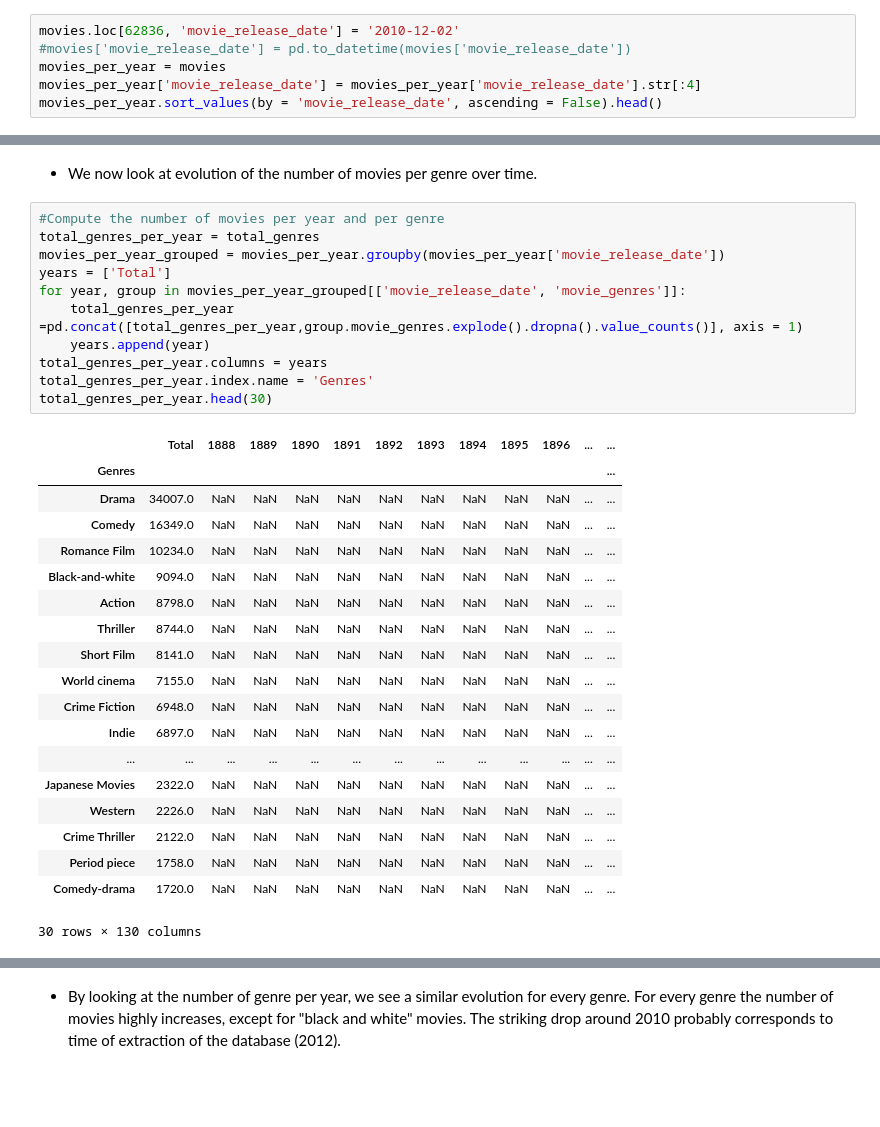
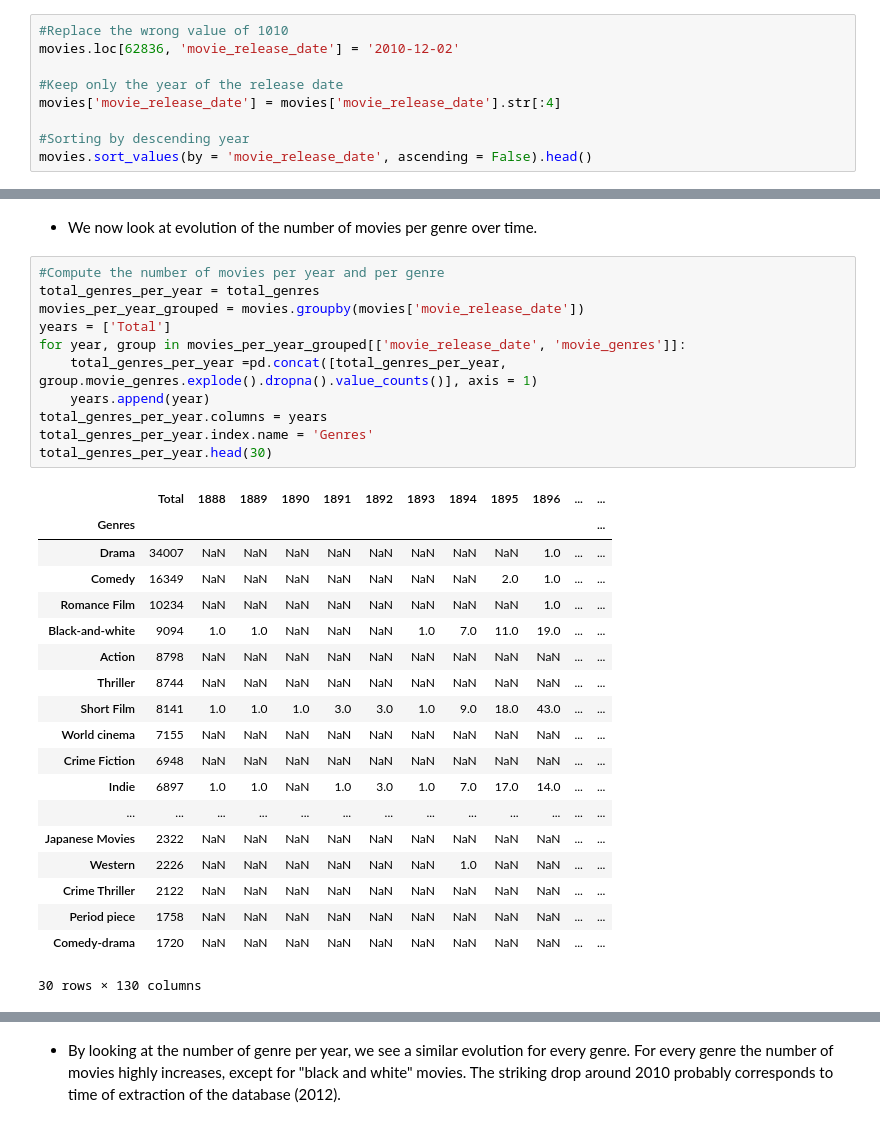
Before and after one commit to epfl-ada/ada-2022-project-armada, a Jupyter notebook: P2.ipynb, the cells around one changed output, grey strips where cells are left out. Drawn from its saved outputs; the diff is of its cells as text; blank space fills up the shorter version.

```diff
--- a/P2.ipynb
+++ b/P2.ipynb
@@ -184,11 +184,14 @@ movie_languages_id                        [/m/02hwyss, /m/02h40lc]
 nb_genres                                                        4
 Name: 62836, dtype: object
 # %%
+#Replace the wrong value of 1010
 movies.loc[62836, 'movie_release_date'] = '2010-12-02'
-#movies['movie_release_date'] = pd.to_datetime(movies['movie_release_date'])
-movies_per_year = movies
-movies_per_year['movie_release_date'] = movies_per_year['movie_release_date'].str[:4]
-movies_per_year.sort_values(by = 'movie_release_date', ascending = False).head()
+
+#Keep only the year of the release date
+movies['movie_release_date'] = movies['movie_release_date'].str[:4]
+
+#Sorting by descending year
+movies.sort_values(by = 'movie_release_date', ascending = False).head()
 # %% [output]
 |  | wiki_movie_ID | freebase_movie_ID | movie_name | movie_release_date | movie_box_off_rev | movie_runtime | ... |
 | 64862 | 3139382 | /m/08tyfg | Battle Angel | 2016 | NaN | NaN | ... |
@@ -203,33 +206,33 @@ movies_per_year.sort_values(by = 'movie_release_date', ascending = False).head()
 # %%
 #Compute the number of movies per year and per genre
 total_genres_per_year = total_genres
-movies_per_year_grouped = movies_per_year.groupby(movies_per_year['movie_release_date'])
+movies_per_year_grouped = movies.groupby(movies['movie_release_date'])
 years = ['Total']
 for year, group in movies_per_year_grouped[['movie_release_date', 'movie_genres']]:
-    total_genres_per_year =pd.concat([total_genres_per_year,group.movie_genres.explode().dropna().value_counts()], axis = 1)
+    total_genres_per_year =pd.concat([total_genres_per_year, group.movie_genres.explode().dropna().value_counts()], axis = 1)
     years.append(year)
 total_genres_per_year.columns = years
 total_genres_per_year.index.name = 'Genres'
 total_genres_per_year.head(30)
 # %% [output]
 |  | Total | 1888 | 1889 | 1890 | 1891 | 1892 | 1893 | 1894 | 1895 | 1896 | ... | ... |
 | Genres |  |  |  |  |  |  |  |  |  |  |  | ... |
-| Drama | 34007.0 | NaN | NaN | NaN | NaN | NaN | NaN | NaN | NaN | NaN | ... | ... |
-| Comedy | 16349.0 | NaN | NaN | NaN | NaN | NaN | NaN | NaN | NaN | NaN | ... | ... |
-| Romance Film | 10234.0 | NaN | NaN | NaN | NaN | NaN | NaN | NaN | NaN | NaN | ... | ... |
-| Black-and-white | 9094.0 | NaN | NaN | NaN | NaN | NaN | NaN | NaN | NaN | NaN | ... | ... |
-| Action | 8798.0 | NaN | NaN | NaN | NaN | NaN | NaN | NaN | NaN | NaN | ... | ... |
-| Thriller | 8744.0 | NaN | NaN | NaN | NaN | NaN | NaN | NaN | NaN | NaN | ... | ... |
-| Short Film | 8141.0 | NaN | NaN | NaN | NaN | NaN | NaN | NaN | NaN | NaN | ... | ... |
-| World cinema | 7155.0 | NaN | NaN | NaN | NaN | NaN | NaN | NaN | NaN | NaN | ... | ... |
-| Crime Fiction | 6948.0 | NaN | NaN | NaN | NaN | NaN | NaN | NaN | NaN | NaN | ... | ... |
-| Indie | 6897.0 | NaN | NaN | NaN | NaN | NaN | NaN | NaN | NaN | NaN | ... | ... |
+| Drama | 34007 | NaN | NaN | NaN | NaN | NaN | NaN | NaN | NaN | 1.0 | ... | ... |
+| Comedy | 16349 | NaN | NaN | NaN | NaN | NaN | NaN | NaN | 2.0 | 1.0 | ... | ... |
+| Romance Film | 10234 | NaN | NaN | NaN | NaN | NaN | NaN | NaN | NaN | 1.0 | ... | ... |
+| Black-and-white | 9094 | 1.0 | 1.0 | NaN | NaN | NaN | 1.0 | 7.0 | 11.0 | 19.0 | ... | ... |
+| Action | 8798 | NaN | NaN | NaN | NaN | NaN | NaN | NaN | NaN | NaN | ... | ... |
+| Thriller | 8744 | NaN | NaN | NaN | NaN | NaN | NaN | NaN | NaN | NaN | ... | ... |
+| Short Film | 8141 | 1.0 | 1.0 | 1.0 | 3.0 | 3.0 | 1.0 | 9.0 | 18.0 | 43.0 | ... | ... |
+| World cinema | 7155 | NaN | NaN | NaN | NaN | NaN | NaN | NaN | NaN | NaN | ... | ... |
+| Crime Fiction | 6948 | NaN | NaN | NaN | NaN | NaN | NaN | NaN | NaN | NaN | ... | ... |
+| Indie | 6897 | 1.0 | 1.0 | NaN | 1.0 | 3.0 | 1.0 | 7.0 | 17.0 | 14.0 | ... | ... |
 | ... | ... | ... | ... | ... | ... | ... | ... | ... | ... | ... | ... | ... |
-| Japanese Movies | 2322.0 | NaN | NaN | NaN | NaN | NaN | NaN | NaN | NaN | NaN | ... | ... |
-| Western | 2226.0 | NaN | NaN | NaN | NaN | NaN | NaN | NaN | NaN | NaN | ... | ... |
-| Crime Thriller | 2122.0 | NaN | NaN | NaN | NaN | NaN | NaN | NaN | NaN | NaN | ... | ... |
-| Period piece | 1758.0 | NaN | NaN | NaN | NaN | NaN | NaN | NaN | NaN | NaN | ... | ... |
-| Comedy-drama | 1720.0 | NaN | NaN | NaN | NaN | NaN | NaN | NaN | NaN | NaN | ... | ... |
+| Japanese Movies | 2322 | NaN | NaN | NaN | NaN | NaN | NaN | NaN | NaN | NaN | ... | ... |
+| Western | 2226 | NaN | NaN | NaN | NaN | NaN | NaN | 1.0 | NaN | NaN | ... | ... |
+| Crime Thriller | 2122 | NaN | NaN | NaN | NaN | NaN | NaN | NaN | NaN | NaN | ... | ... |
+| Period piece | 1758 | NaN | NaN | NaN | NaN | NaN | NaN | NaN | NaN | NaN | ... | ... |
+| Comedy-drama | 1720 | NaN | NaN | NaN | NaN | NaN | NaN | NaN | NaN | NaN | ... | ... |
 30 rows × 130 columns
 # %%
 x = np.array(total_genres_per_year.columns[1:], dtype = 'datetime64[ms]')
```
Also changed, not shown: parts of 43 cells of this notebook.
